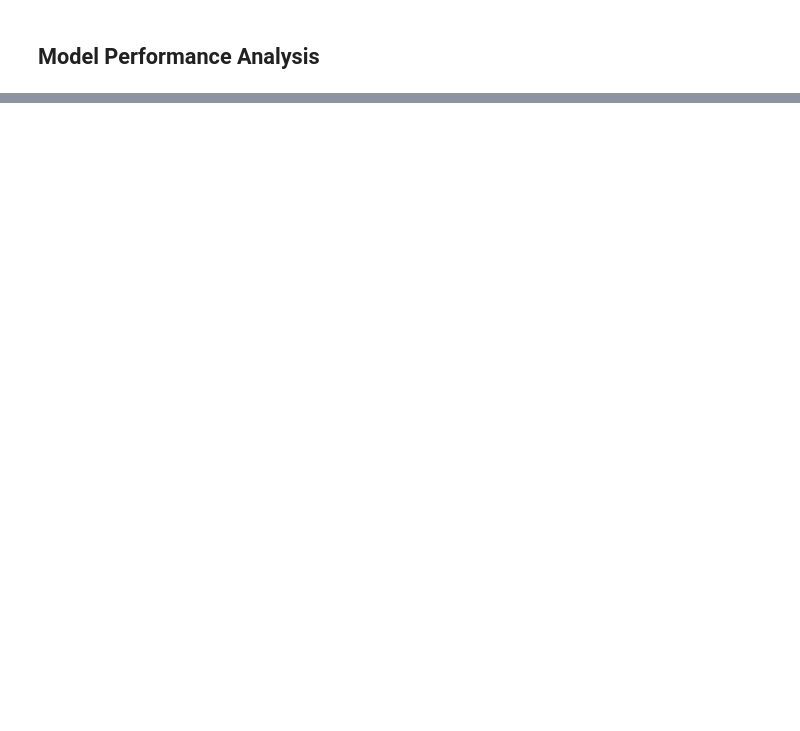
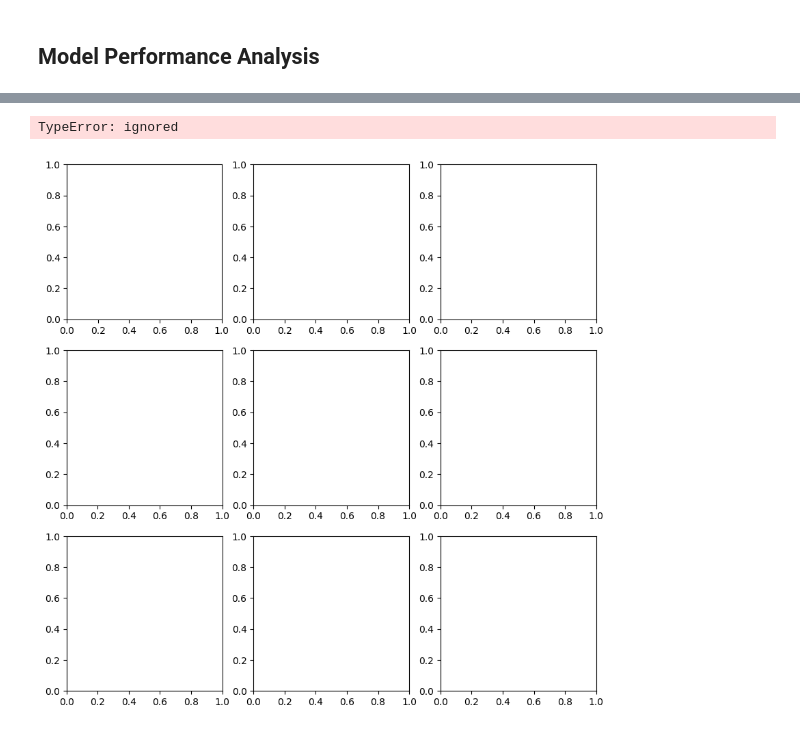
Before and after one commit to KoraySali/Dissertation_Archive, a Jupyter notebook: model_creation.ipynb, the cells around one changed output, grey strips where cells are left out. Drawn from its saved outputs; the diff is of its cells as text; code cells hidden in the pictures; blank space fills up the shorter version.

```diff
--- a/model_creation.ipynb
+++ b/model_creation.ipynb
@@ -221,7 +249,8 @@ base_model = tf.keras.models.Sequential([
     tf.keras.layers.Dense(3, activation="softmax")
 ])
 # %%
-base_model.compile(loss=tf.keras.losses.CategoricalCrossentropy(), optimizer=tf.keras.optimizers.Adam(), metrics=["accuracy"])
-history_base = base_model.fit(X_train, y_train, epochs=10, batch_size=32, validation_data=(X_test, y_test))
+complete_model.compile(loss=tf.keras.losses.SparseCategoricalCrossentropy(), optimizer=tf.keras.optimizers.Adam(), metrics=['accuracy'])
+# wandb_callback = wandb.keras.WandbCallback()
+history_complete = complete_model.fit(X_train, y_train, epochs=10, batch_size=32, validation_data=(X_test, y_test))
 # %% [output]
 Epoch 1/10
@@ -251,4 +459,6 @@ class_names = ['fire', 'smoke', 'no_fire_no_smoke']
+# %%
+class_names = ['Fire', 'Smoke', 'No Fire or Smoke']
 # %%
-predicted_classes  = np.argmax(base_model.predict(X_test.reshape(-1,68,68,3)), axis=-1)
+predicted_classes  = np.argmax(complete_model.predict(X_test.reshape(-1,128,128,3)), axis=-1)
 y_true=y_test
 # %% [output]
@@ -268,12 +492,14 @@ Incorrect predicted classes: 4
 # %%
-def plot_images(data_index):
+## Plotting the train and test imagery
+def plot_plain_images(data_index):
     f, ax = plt.subplots(3, 3, figsize=(10,10))
 
     for i, indx in enumerate(data_index[:9]):
-        ax[i//3, i%3].imshow(X_test[indx].reshape(68, 68, 3), cmap='gray')
+        predicted_class = class_names[predicted_classes[indx]]
+        true_class = class_names[y_true[indx]]
+        ax[i//3, i%3].imshow(X_test[indx].reshape(128, 128, 3), cmap='gray')
         ax[i//3, i%3].axis('off')
-        ax[i//3, i%3].set_title("True:{}  Pred:{}".format(class_names[y_true[indx]], class_names[predicted_classes[indx]]))
+        ax[i//3, i%3].set_title("True:{}  Pred:{}".format(true_class, predicted_class))
+
     f.tight_layout()
     plt.show()
-
-plot_images(correct)
@@ -303,0 +506,5 @@ WARNING:matplotlib.image:Clipping input data to the valid range for imshow with
+# %%
+plot_plain_images(correct[:10])
+# %% [output]
+TypeError: ignored
+[figure, added]
```
Also changed, not shown: parts of 75 cells of this notebook.
